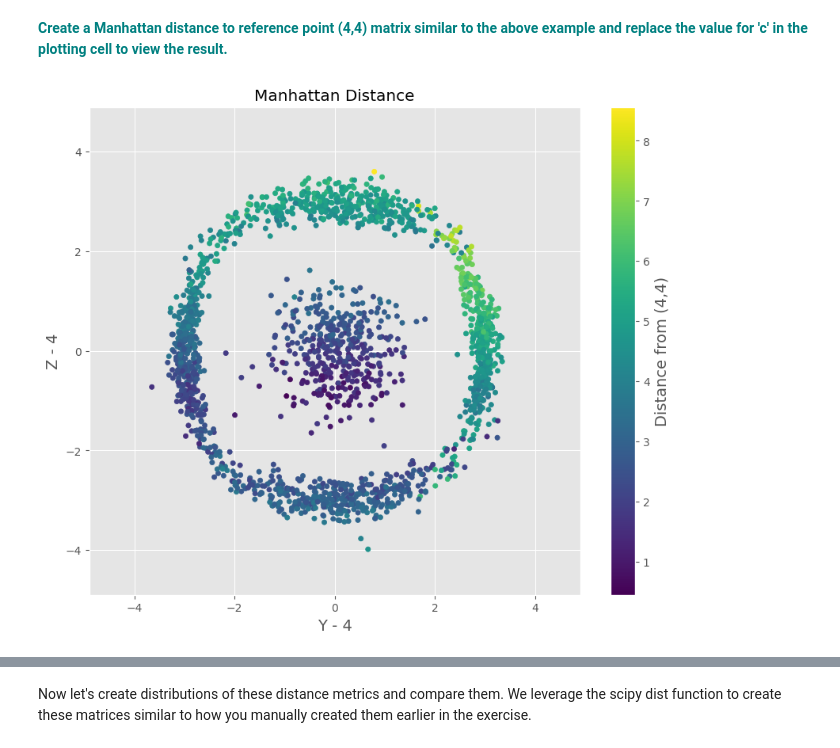
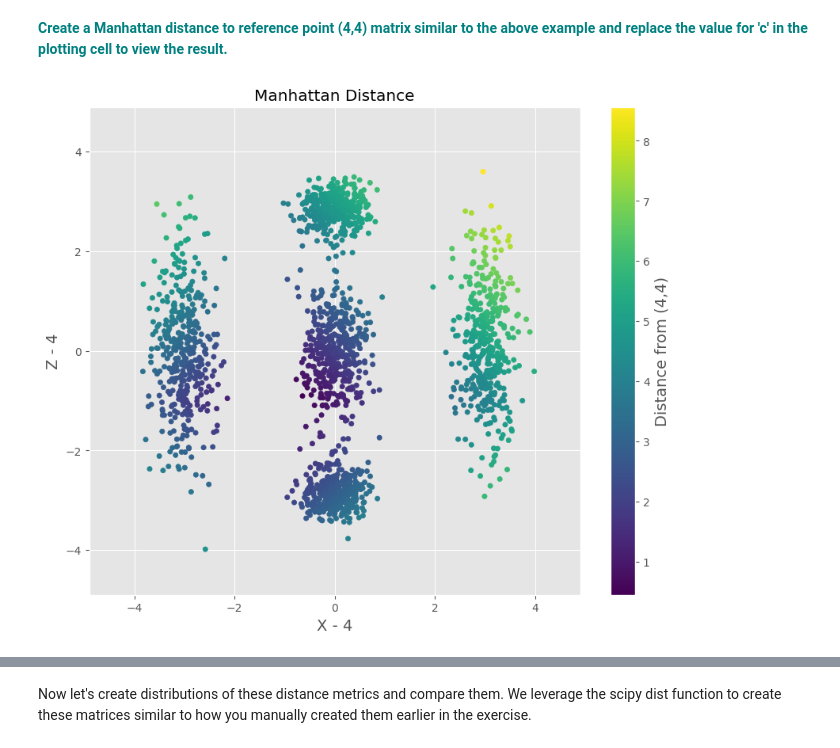
Before and after one commit to AfnanAbdullahi/DistanceMatrices, a Jupyter notebook: Euclidean_and_Manhattan_Distances_Case_Study.ipynb, the cells around one changed output, grey strips where cells are left out. Cells and saved outputs as stored; diff of their text form; code cells hidden in the pictures.

```diff
--- a/Euclidean_and_Manhattan_Distances_Case_Study.ipynb
+++ b/Euclidean_and_Manhattan_Distances_Case_Study.ipynb
@@ -79,15 +79,15 @@ distManhattan = np.abs(df.X - 5) + np.abs(df.Z - 5)
 # %%
 Manhattan = np.abs(df.X - 4) + np.abs(df.Z - 4)
 # %%
-figManhat = plt.figure(figsize=[10,8])
+figManhattan = plt.figure(figsize=[10,8])
 
-plt.scatter(df.Y - 5, df.Z-5, c=Manhattan, s=20)
+plt.scatter(df.X - 5, df.Z - 5, c=Manhattan, s=20)
 plt.ylim([-4.9,4.9])
 plt.xlim([-4.9,4.9])
-plt.xlabel('Y - 4', size=14)
+plt.xlabel('X - 4', size=14)
 plt.ylabel('Z - 4', size=14)
 plt.title('Manhattan Distance')
 cb = plt.colorbar()
 cb.set_label('Distance from (4,4)', size=14)
 # %% [output]
-[figure, old version]
+[figure, new version]
```
Also changed, not shown: parts of 1 cell of this notebook.
